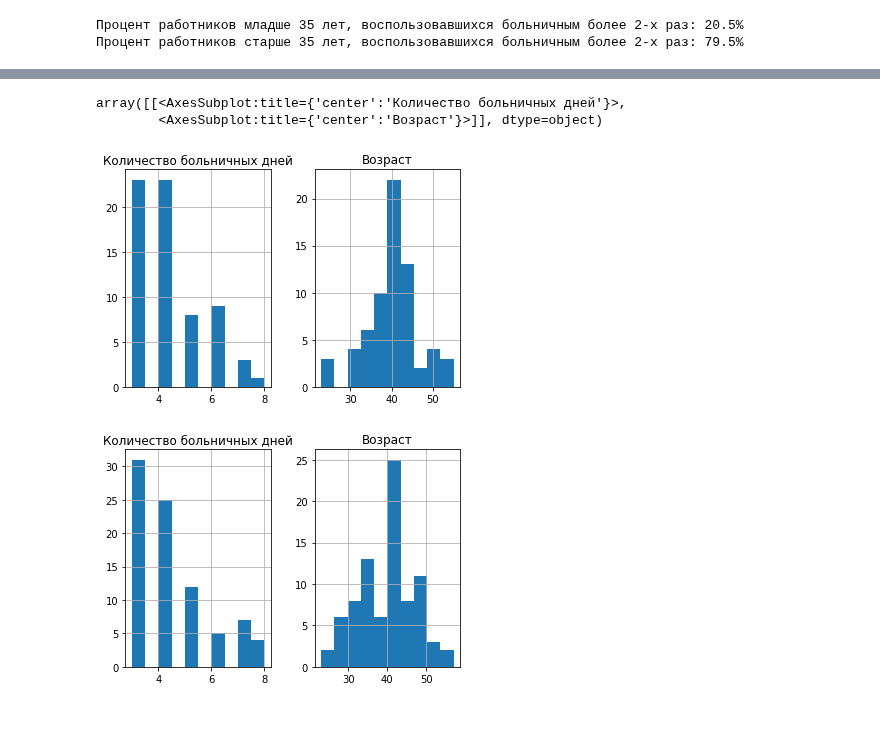
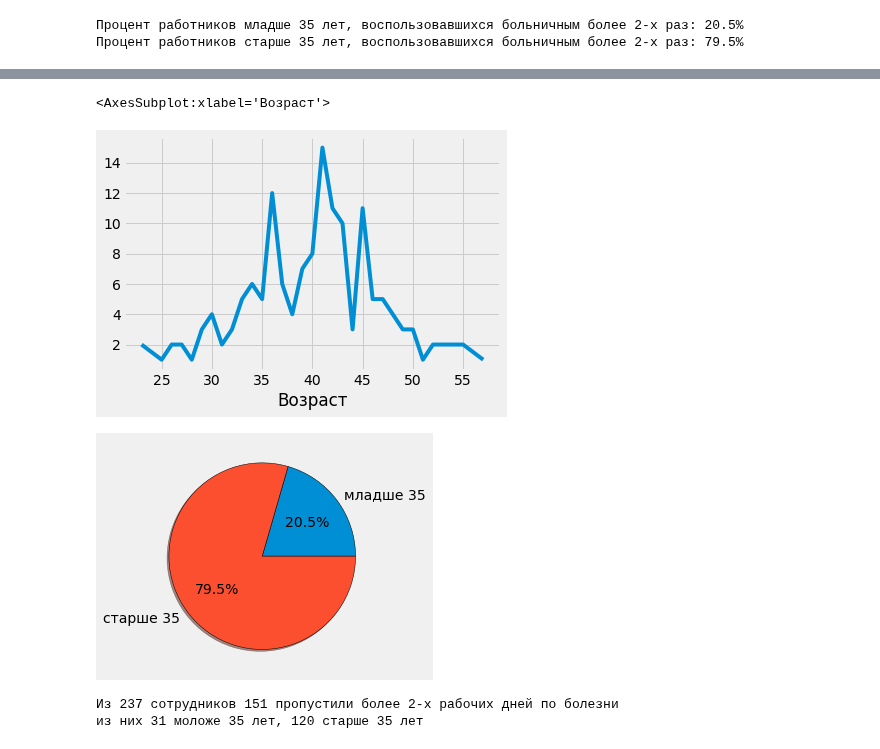
Before and after one commit to olesyarebko/severstal, a Jupyter notebook: severstal.ipynb, the cells around one changed output, grey strips where cells are left out. Drawn from its saved outputs; the diff is of its cells as text; code cells hidden in the pictures; blank space fills up the shorter version.

```diff
--- a/severstal.ipynb
+++ b/severstal.ipynb
@@ -47,11 +82,22 @@ print(data.corr())
-# %%
-data_women = data[(data['Пол'] == 'Ж') & (data['Количество больничных дней'] > 2)]
-data_women.hist(bins=10)
-
-data_men = data[(data['Пол'] == 'М') & (data['Количество больничных дней'] > 2)]
-data_men.hist(bins=10)
-# %% [output]
-array([[<AxesSubplot:title={'center':'Количество больничных дней'}>,
-        <AxesSubplot:title={'center':'Возраст'}>]], dtype=object)
-[figure, removed]
-[figure, removed]
+# %%
+data_45 = data[data['Количество больничных дней']>2].groupby('Возраст')['Количество больничных дней'].count()
+data_45.plot()
+# %% [output]
+<AxesSubplot:xlabel='Возраст'>
+[figure, added]
+# %%
+plt.style.use('fivethirtyeight')
+plt.pie([division_1, division_2],
+       labels = ['младше 35','старше 35'],
+       shadow = True,
+       autopct = '%1.1f%%',
+       wedgeprops = {'edgecolor':'black'})
+plt.show()
+# %% [output]
+[figure, added]
+# %%
+print('Из {} сотрудников {} пропустили более 2-х рабочих дней по болезни'.format(len(data), data_sick))
+print('из них {} моложе 35 лет, {} старше 35 лет'.format(data_young_sick, data_elder_sick))
+# %% [output]
+Из 237 сотрудников 151 пропустили более 2-х рабочих дней по болезни
+из них 31 моложе 35 лет, 120 старше 35 лет
```
Also changed, not shown: parts of 4 cells of this notebook, 1 other file.
